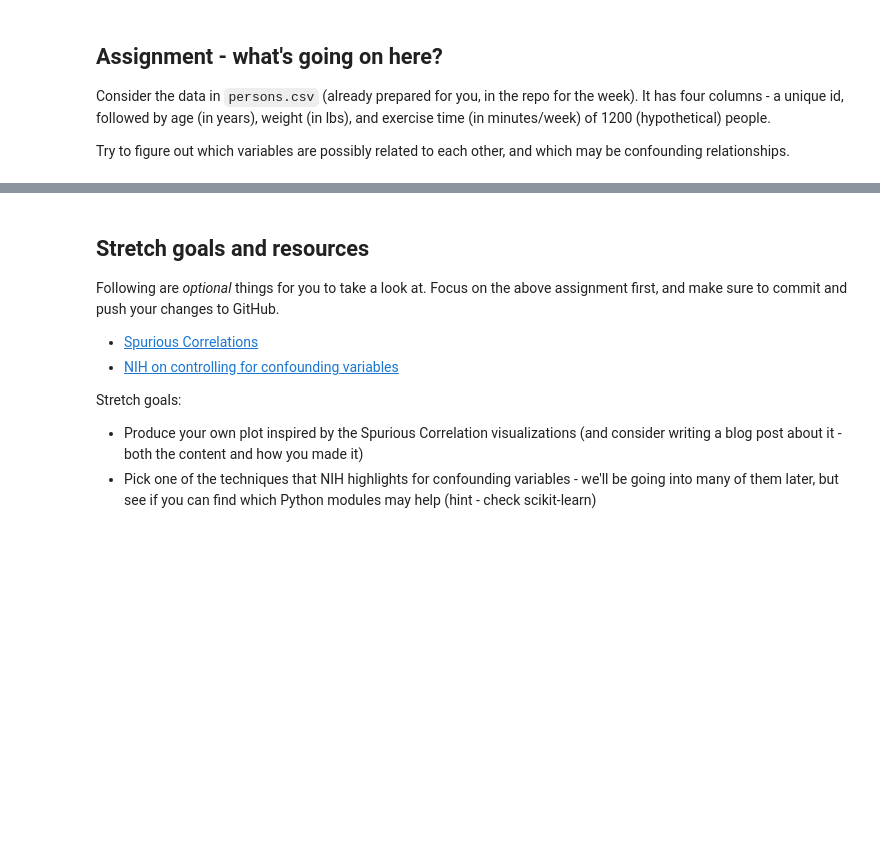
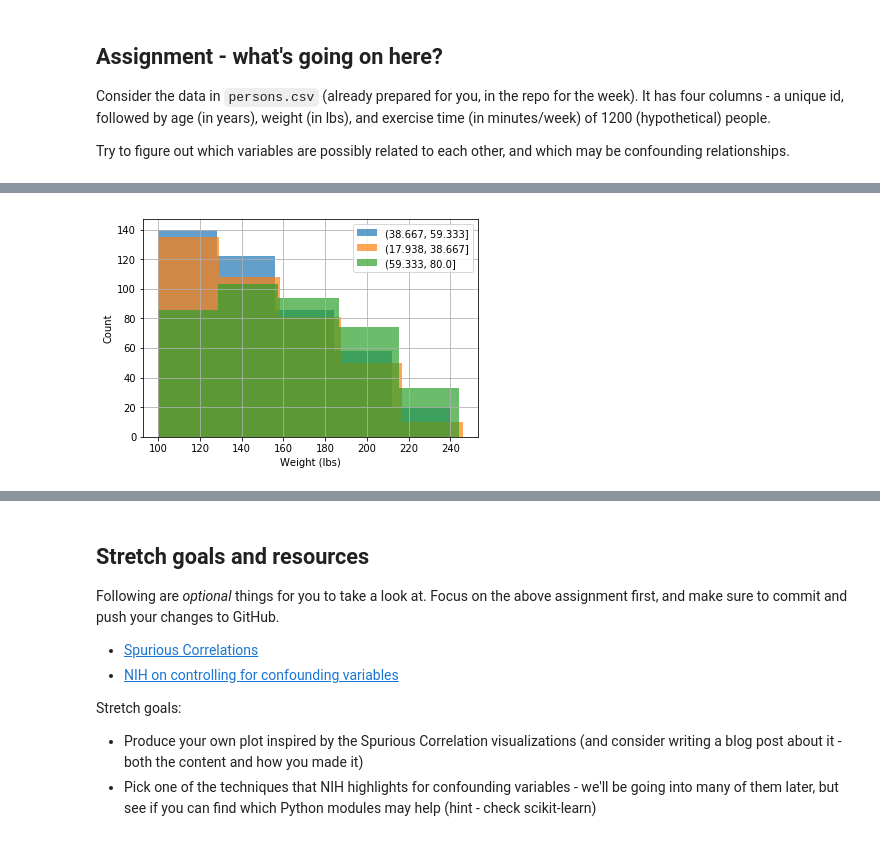
Before and after one commit to ngriggs/DS-Unit-1-Sprint-1-Dealing-With-Data, a Jupyter notebook: module3-databackedassertions/LS_DS_114_Making_Data_backed_Assertions.ipynb, the cells around one changed output, grey strips where cells are left out. Saved outputs shown, nothing was run; the diff lists cells and outputs as text; code cells hidden in the pictures; blank space fills up the shorter version.

```diff
--- a/module3-databackedassertions/LS_DS_114_Making_Data_backed_Assertions.ipynb
+++ b/module3-databackedassertions/LS_DS_114_Making_Data_backed_Assertions.ipynb
@@ -226,0 +498,8 @@ Try to figure out which variables are possibly related to each other, and which
+# %%
+# The last pair of variables to look at is age and weight
+df.groupby(age_bins).weight.hist(bins=5, alpha=0.7);
+plt.xlabel('Weight (lbs)')
+plt.ylabel('Count')
+plt.legend(age_bins_list);
+# %% [output]
+[figure, added]
```
Also changed, not shown: parts of 38 cells of this notebook.
